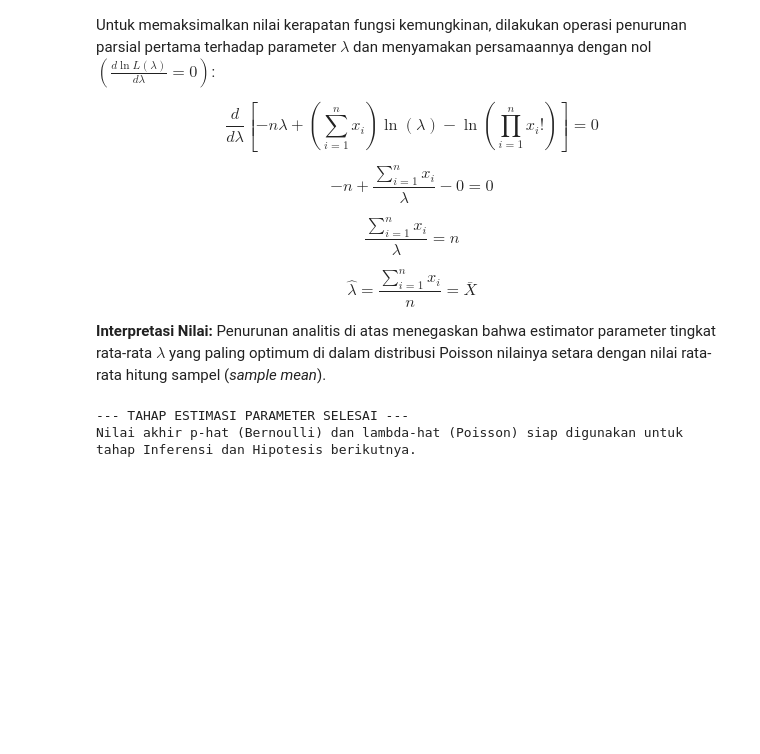
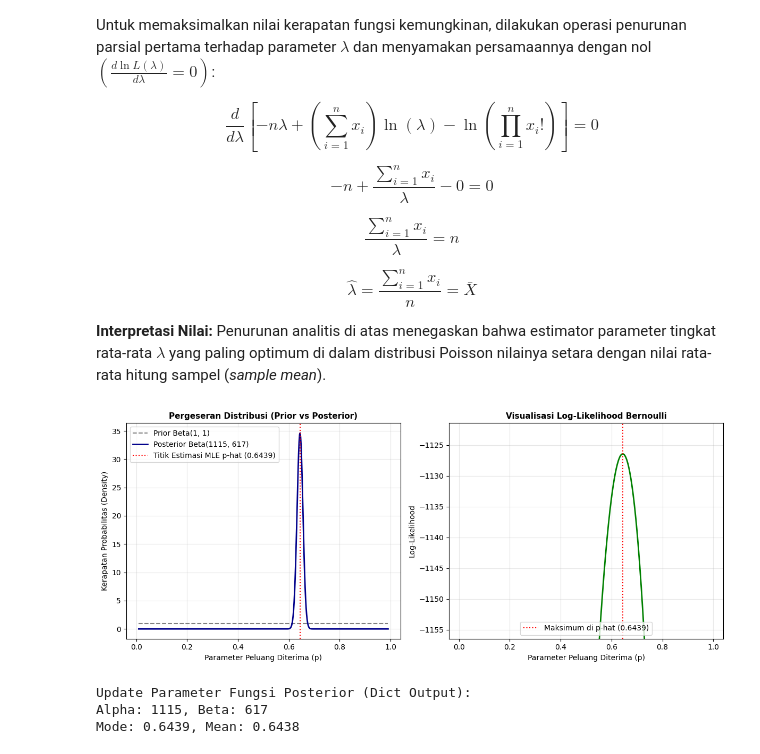
Before and after one commit to tobslayerr/stat-audit-pandas-sti-2025, a Jupyter notebook: notebooks/02_estimation.ipynb, the cells around one changed output. Saved outputs shown, nothing was run; the diff lists cells and outputs as text; code cells hidden in the pictures; blank space fills up the shorter version.

```diff
--- a/notebooks/02_estimation.ipynb
+++ b/notebooks/02_estimation.ipynb
@@ -124,10 +102,55 @@ $$\frac{\sum_{i=1}^{n} x_i}{\lambda} = n$$
 $$\hat{\lambda} = \frac{\sum_{i=1}^{n} x_i}{n} = \bar{X}$$
 
 **Interpretasi Nilai:** Penurunan analitis di atas menegaskan bahwa estimator parameter tingkat rata-rata $\lambda$ yang paling optimum di dalam distribusi Poisson nilainya setara dengan nilai rata-rata hitung sampel (*sample mean*).
-# %%
-# Jalankan perintah penutup untuk memastikan semua proses hitung tuntas tanpa kendala
-print("--- TAHAP ESTIMASI PARAMETER SELESAI ---")
-print(f"Nilai akhir p-hat (Bernoulli) dan lambda-hat (Poisson) siap digunakan untuk tahap Inferensi dan Hipotesis berikutnya.")
-# %% [output]
---- TAHAP ESTIMASI PARAMETER SELESAI ---
-Nilai akhir p-hat (Bernoulli) dan lambda-hat (Poisson) siap digunakan untuk tahap Inferensi dan Hipotesis berikutnya.
+# %%
+# --- 3. ANALISIS KONJUGASI BAYESIAN & LIKELIHOOD VISUALISATION ---
+# Hitung k (jumlah PR diterima) dan m (jumlah PR ditolak)
+k = np.sum(pr_data)
+m = len(pr_data) - k
+
+# Memanggil fungsi posterior sesuai spesifikasi dosen (output dictionary)
+post_params = beta_posterior(k, m)
+alpha_post = post_params["alpha"]
+beta_post = post_params["beta"]
+
+x = np.linspace(0.01, 0.99, 500)
+# Asumsi prior uninformative (Beta(1,1)) sesuai penambahan konstanta (+1) pada rumus rubric
+y_prior = stats.beta.pdf(x, 1, 1)
+y_post = stats.beta.pdf(x, alpha_post, beta_post)
+
+plt.figure(figsize=(12, 5))
+
+# Plot 1: Prior vs Posterior
+plt.subplot(1, 2, 1)
+plt.plot(x, y_prior, label='Prior Beta(1, 1)', linestyle='--', color='gray')
+plt.plot(x, y_post, label=f'Posterior Beta({alpha_post}, {beta_post})', color='darkblue', linewidth=2)
+plt.axvline(p_hat, color='red', linestyle=':', label=f'Titik Estimasi MLE p-hat ({p_hat:.4f})')
+plt.title("Pergeseran Distribusi (Prior vs Posterior)", fontsize=11, fontweight='bold')
+plt.xlabel("Parameter Peluang Diterima (p)")
+plt.ylabel("Kerapatan Probabilitas (Density)")
+plt.legend(loc='upper left')
+plt.grid(True, alpha=0.3)
+
+# Plot 2: Likelihood Visualisation (Sesuai Syarat W11)
+log_lik_vals = [log_likelihood_bernoulli(p, k, len(pr_data)) for p in x]
+plt.subplot(1, 2, 2)
+plt.plot(x, log_lik_vals, color='green', linewidth=2)
+plt.axvline(p_hat, color='red', linestyle=':', label=f'Maksimum di p-hat ({p_hat:.4f})')
+plt.title("Visualisasi Log-Likelihood Bernoulli", fontsize=11, fontweight='bold')
+plt.xlabel("Parameter Peluang Diterima (p)")
+plt.ylabel("Log-Likelihood")
+plt.ylim(max(log_lik_vals)-30, max(log_lik_vals)+5)
+plt.legend(loc='lower center')
+plt.grid(True, alpha=0.3)
+
+plt.tight_layout()
+plt.show()
+
+print(f"Update Parameter Fungsi Posterior (Dict Output):")
+print(f"Alpha: {alpha_post}, Beta: {beta_post}")
+print(f"Mode: {post_params['mode']:.4f}, Mean: {post_params['mean']:.4f}")
+# %% [output]
+[figure, added]
+Update Parameter Fungsi Posterior (Dict Output):
+Alpha: 1115, Beta: 617
+Mode: 0.6439, Mean: 0.6438
```
Also changed, not shown: parts of 6 cells of this notebook, 1 other file.
